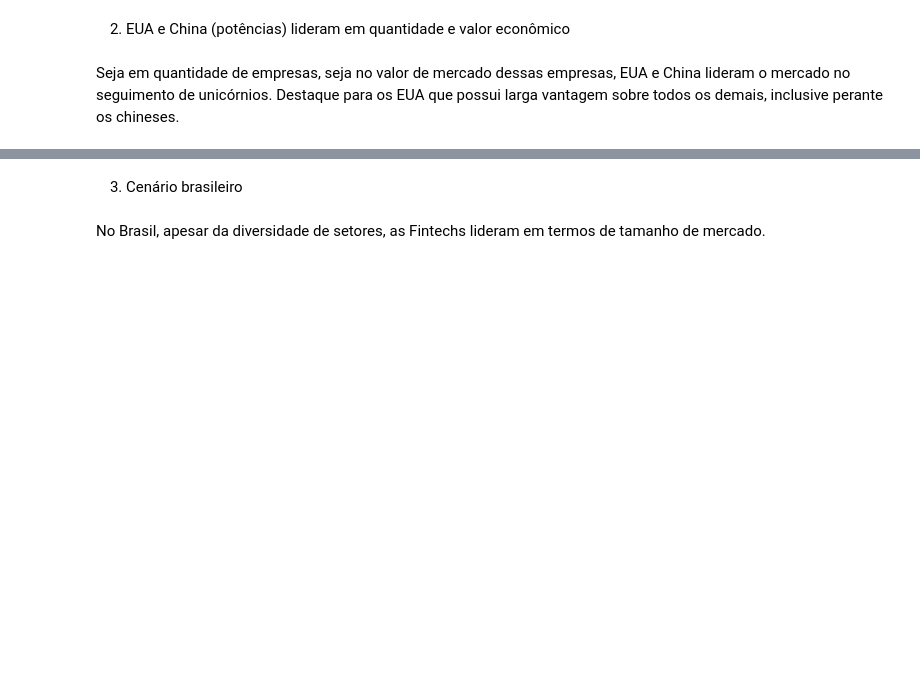
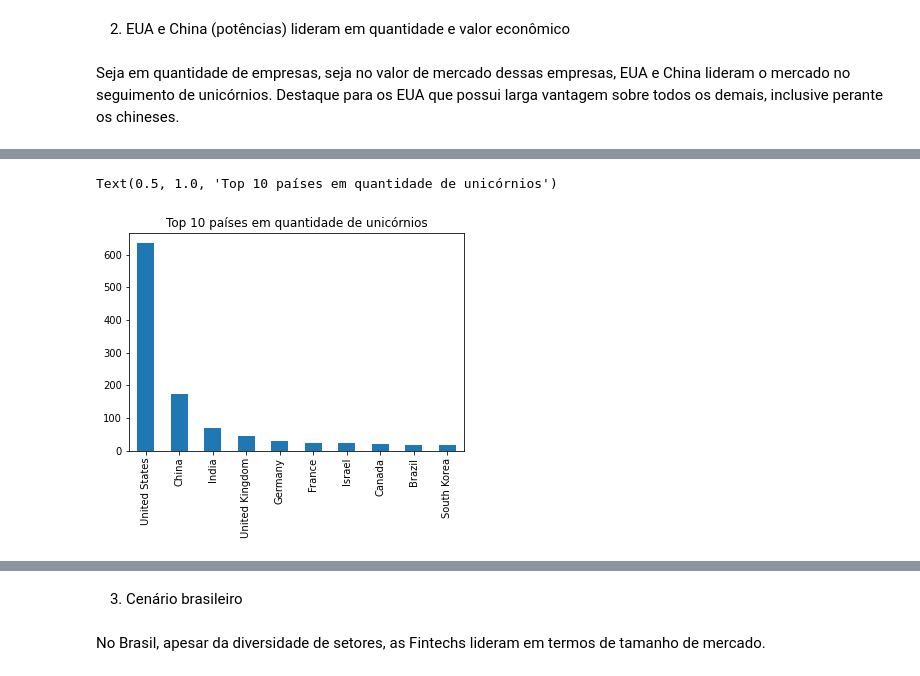
Before and after one commit to ClaudioJuniior/Startups, a Jupyter notebook: StartUps_project.ipynb, the cells around one changed output, grey strips where cells are left out. Saved outputs shown, nothing was run; the diff lists cells and outputs as text; code cells hidden in the pictures; blank space fills up the shorter version.

```diff
--- a/StartUps_project.ipynb
+++ b/StartUps_project.ipynb
@@ -457,4 +460,5 @@ De fato as Fintechs são as lideres no mercado de startups unicórnios
 Seja em quantidade de empresas, seja no valor de mercado dessas empresas, EUA e China lideram o mercado no seguimento de unicórnios. Destaque para os EUA que possui larga vantagem sobre todos os demais, inclusive perante os chineses.
 # %%
 df['country'].value_counts()[:10].plot.bar()
+plt.title('Top 10 países em quantidade de unicórnios')
 # %% [output]
@@ -462,2 +465,4 @@ df['country'].value_counts()[:10].plot.bar()
+Text(0.5, 1.0, 'Top 10 países em quantidade de unicórnios')
+[figure, added]
 # %%
 df.groupby('country')['valuation'].sum().sort_values(ascending = False)[:10].plot(kind='bar')
```
Also changed, not shown: parts of 13 cells of this notebook.
